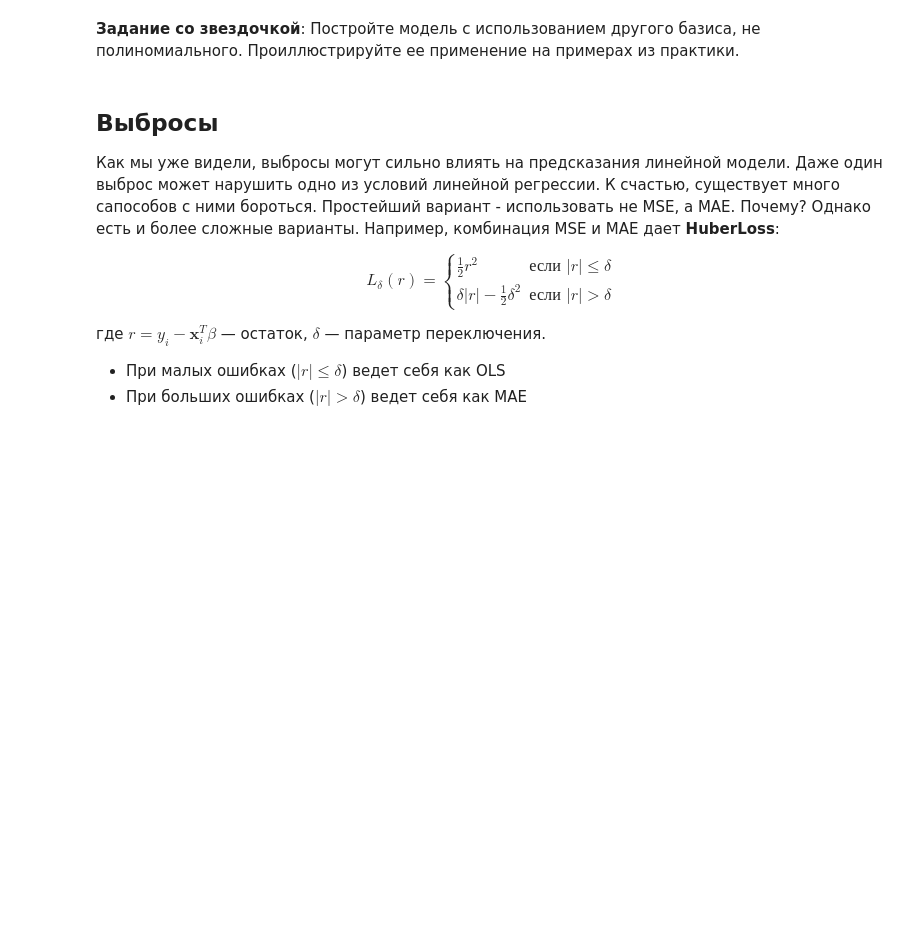
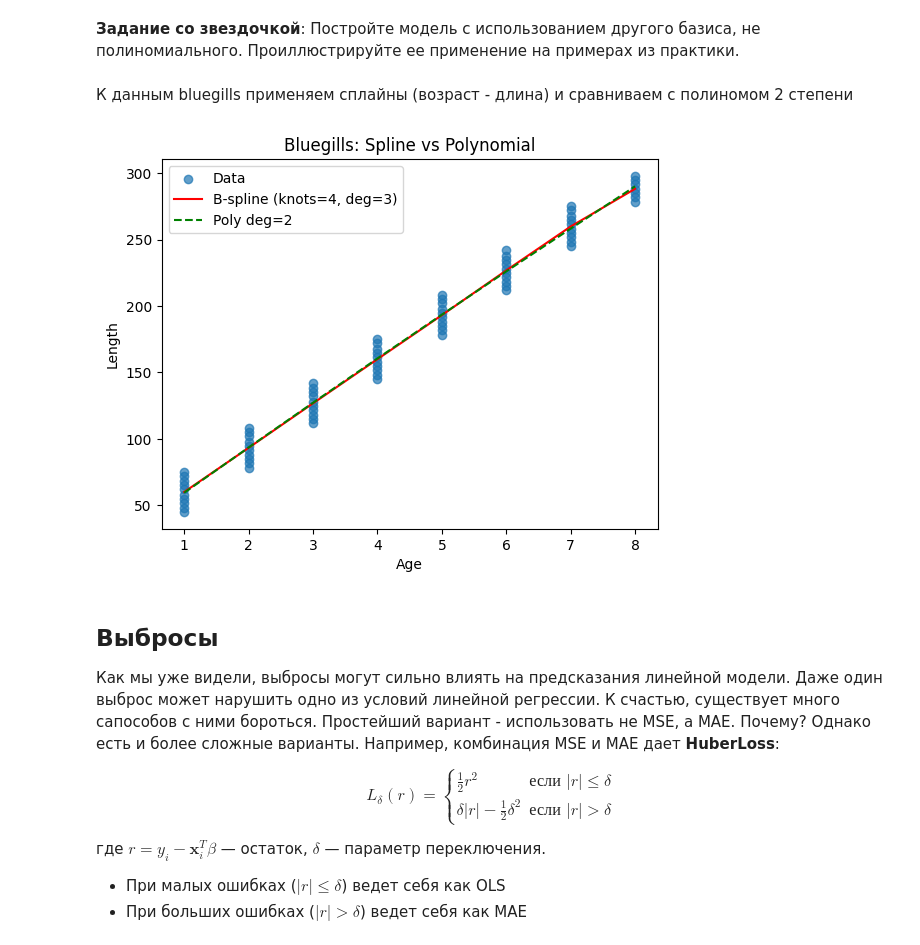
Before and after one commit to akpchelkova/spbu_ml_2026, a Jupyter notebook: notebooks/linear_regression.ipynb, the cells around one changed output. Saved outputs shown, nothing was run; the diff lists cells and outputs as text; code cells hidden in the pictures; blank space fills up the shorter version.

```diff
--- a/notebooks/linear_regression.ipynb
+++ b/notebooks/linear_regression.ipynb
@@ -256,5 +294,29 @@ y_poly = model_poly.predict(X_poly)
 # %% [markdown]
 **Задание со звездочкой**: Постройте модель с использованием другого базиса, не полиномиального. Проиллюстрируйте ее применение на примерах из практики.
+# %% [markdown]
+К данным bluegills применяем сплайны (возраст - длина) и сравниваем с полиномом 2 степени
+# %%
+from sklearn.preprocessing import SplineTransformer
+df = pd.read_csv(r"C:\Users\annap\VSCode\python\nikolskaya\spbu_ml_2026\additional_materials\datasets\bluegills.csv", sep='\s+')
+X = df[['age']].values
+y = df['length'].values
+spline_model = make_pipeline(SplineTransformer(n_knots=4, degree=3), LinearRegression())
+spline_model.fit(X, y)
+y_spline = spline_model.predict(X)
+poly_model = make_pipeline(PolynomialFeatures(2), LinearRegression())
+poly_model.fit(X, y)
+y_poly = poly_model.predict(X)
+
+plt.scatter(X, y, label='Data', alpha=0.7)
+plt.plot(X, y_spline, label='B-spline (knots=4, deg=3)', color='red')
+plt.plot(X, y_poly, label='Poly deg=2', color='green', linestyle='--')
+plt.xlabel('Age')
+plt.ylabel('Length')
+plt.legend()
+plt.title('Bluegills: Spline vs Polynomial')
+plt.show()
+# %% [output]
+[figure, added]
 # %% [markdown]
 ## Выбросы
 Как мы уже видели, выбросы могут сильно влиять на предсказания линейной модели. Даже один выброс может нарушить одно из условий линейной регрессии. К счастью, существует много сапособов с ними бороться.
```
Also changed, not shown: parts of 38 cells of this notebook.
